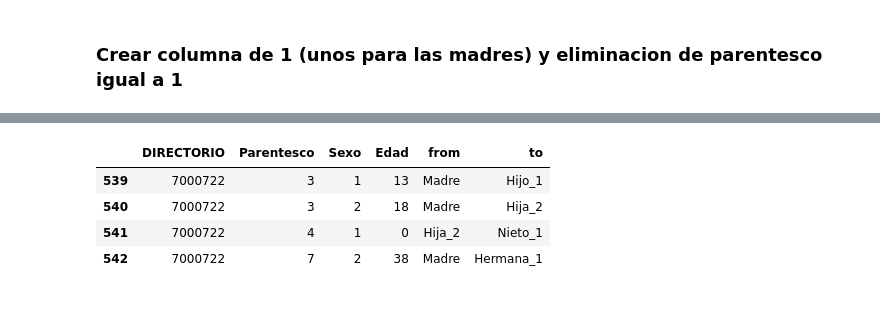
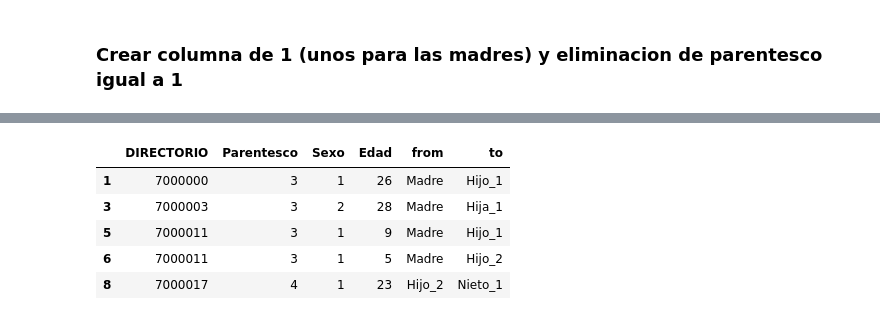
Before and after one commit to oecorrechag/Project-Japan, a Jupyter notebook: Madres Solteras.ipynb, the cells around one changed output, grey strips where cells are left out. Cells and saved outputs as stored; diff of their text form; code cells hidden in the pictures.

```diff
--- a/Madres Solteras.ipynb
+++ b/Madres Solteras.ipynb
@@ -844,9 +725,13 @@ def familia(datauax):
-# %%
-tt = familia(datauax)
-tt
-# %% [output]
-|  | DIRECTORIO | Parentesco | Sexo | Edad | from | to |
-| 539 | 7000722 | 3 | 1 | 13 | Madre | Hijo_1 |
-| 540 | 7000722 | 3 | 2 | 18 | Madre | Hija_2 |
-| 541 | 7000722 | 4 | 1 | 0 | Hija_2 | Nieto_1 |
-| 542 | 7000722 | 7 | 2 | 38 | Madre | Hermana_1 |
+# %%
+# Transformar los datos para crear los nodos
+Tabla_Nodos = familia(tabla2)
+# Eliminar duplicados
+Tabla_Nodos = Tabla_Nodos.drop_duplicates()
+Tabla_Nodos.head()
+# %% [output]
+|  | DIRECTORIO | Parentesco | Sexo | Edad | from | to |
+| 1 | 7000000 | 3 | 1 | 26 | Madre | Hijo_1 |
+| 3 | 7000003 | 3 | 2 | 28 | Madre | Hija_1 |
+| 5 | 7000011 | 3 | 1 | 9 | Madre | Hijo_1 |
+| 6 | 7000011 | 3 | 1 | 5 | Madre | Hijo_2 |
+| 8 | 7000017 | 4 | 1 | 23 | Hijo_2 | Nieto_1 |
```
Also changed, not shown: parts of 30 cells of this notebook, 1 other file.
